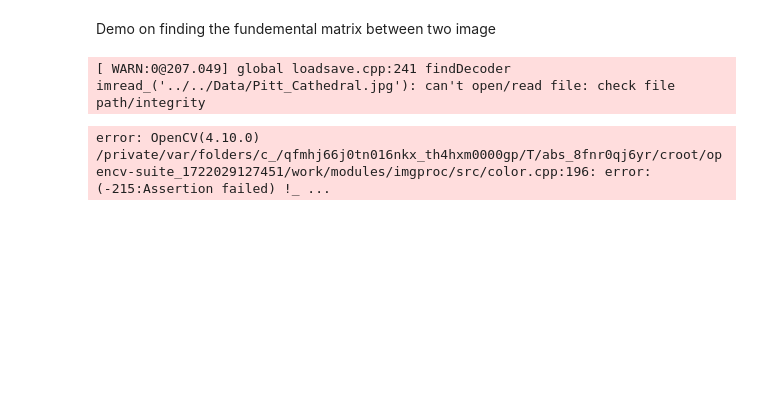
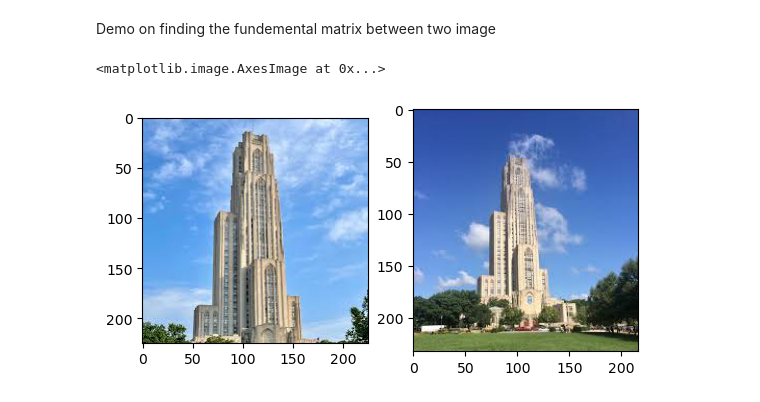
Before and after one commit to danielstoller/ImageProcessingLectureNotebooks, a Jupyter notebook: Lectures/Lecture15/FundementalMatrix.ipynb, the cells around one changed output. Drawn from its saved outputs; the diff is of its cells as text; code cells hidden in the pictures; blank space fills up the shorter version.

```diff
--- a/Lectures/Lecture15/FundementalMatrix.ipynb
+++ b/Lectures/Lecture15/FundementalMatrix.ipynb
@@ -6,14 +6,14 @@ import os
 import numpy as np
 import matplotlib.pyplot as plt
 # %%
-cathy1 = cv2.imread(os.path.relpath('../../Data/Pitt_Cathedral.jpg'), cv2.IMREAD_COLOR)
+cathy1 = cv2.imread(os.path.relpath('../../Data/Cathy1.jpeg'), cv2.IMREAD_COLOR)
 cathy1 = cv2.cvtColor(cathy1,cv2.COLOR_BGR2RGB)
 
-cathy2 = cv2.imread(os.path.relpath('../../Data/PittCampus.png'), cv2.IMREAD_COLOR)
+cathy2 = cv2.imread(os.path.relpath('../../Data/Cathy2.jpeg'), cv2.IMREAD_COLOR)
 cathy2 = cv2.cvtColor(cathy2,cv2.COLOR_BGR2RGB)
 
 plt.subplot(121); plt.imshow(cathy1)
 plt.subplot(122); plt.imshow(cathy2)
 # %% [output]
-[ WARN:0@207.049] global loadsave.cpp:241 findDecoder imread_('../../Data/Pitt_Cathedral.jpg'): can't open/read file: check file path/integrity
+<matplotlib.image.AxesImage at 0x...>
-error: OpenCV(4.10.0) /private/var/folders/c_/qfmhj66j0tn016nkx_th4hxm0000gp/T/abs_8fnr0qj6yr/croot/opencv-suite_1722029127451/work/modules/imgproc/src/color.cpp:196: error: (-215:Assertion failed) !_ ...
+[figure, added]
```
Also changed, not shown: parts of 7 cells of this notebook.
